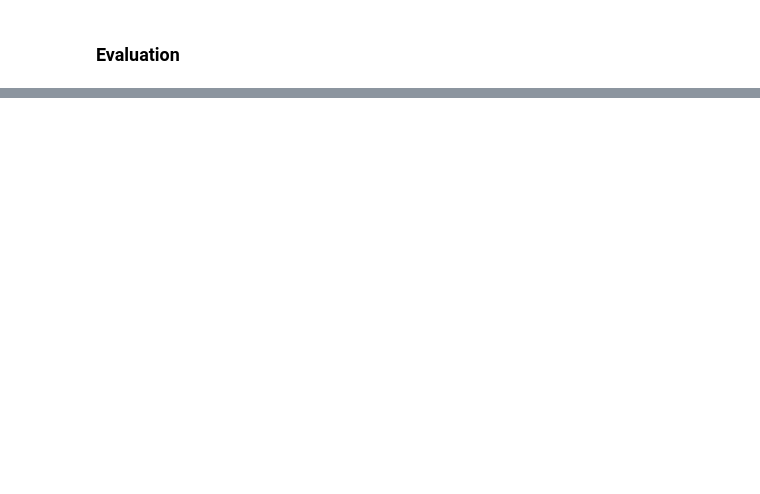
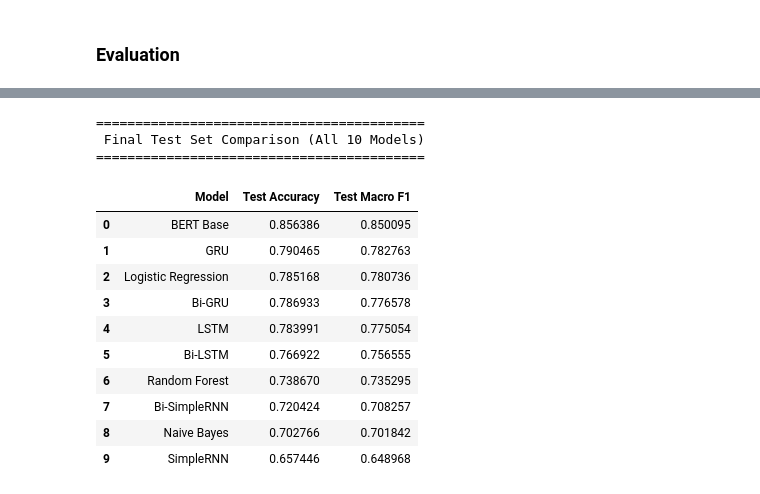
Before and after one commit to sharzilnfz/llmSafetyClassification, a Jupyter notebook: cse440_project.ipynb, the cells around one changed output, grey strips where cells are left out. Drawn from its saved outputs; the diff is of its cells as text; code cells hidden in the pictures; blank space fills up the shorter version.

```diff
--- a/cse440_project.ipynb
+++ b/cse440_project.ipynb
@@ -1532,0 +1546,42 @@ Harmful_Adversarial       0.73      0.67      0.70       341
+# %%
+traditional_models = {
+    'Naive Bayes': nb_model,
+    'Logistic Regression': lr_model,
+    'Random Forest': rf_model
+}
+
+for model_name, model in traditional_models.items():
+    preds = model.predict(X_test_tfidf)
+    acc = accuracy_score(y_test, preds)
+    macro_f1 = f1_score(y_test, preds, average='macro')
+    test_results.loc[len(test_results)] = [model_name, acc, macro_f1]
+
+try:
+    bert_preds_df = pd.read_csv('BERT Data/bert_predictions.csv')
+    bert_preds = bert_preds_df['bert_preds'].values
+
+    bert_acc = accuracy_score(y_test, bert_preds)
+    bert_macro_f1 = f1_score(y_test, bert_preds, average='macro')
+    test_results.loc[len(test_results)] = ['BERT Base', bert_acc, bert_macro_f1]
+except FileNotFoundError:
+    print("\n[Warning] 'bert_predictions.csv' not found. BERT excluded from leaderboard.")
+
+print("\n==========================================")
+print(" Final Test Set Comparison (All 10 Models) ")
+print("==========================================")
+display(test_results.sort_values(by='Test Macro F1', ascending=False).reset_index(drop=True))
+# %% [output]
+==========================================
+ Final Test Set Comparison (All 10 Models)
+==========================================
+|  | Model | Test Accuracy | Test Macro F1 |
+| 0 | BERT Base | 0.856386 | 0.850095 |
+| 1 | GRU | 0.790465 | 0.782763 |
+| 2 | Logistic Regression | 0.785168 | 0.780736 |
+| 3 | Bi-GRU | 0.786933 | 0.776578 |
+| 4 | LSTM | 0.783991 | 0.775054 |
+| 5 | Bi-LSTM | 0.766922 | 0.756555 |
+| 6 | Random Forest | 0.738670 | 0.735295 |
+| 7 | Bi-SimpleRNN | 0.720424 | 0.708257 |
+| 8 | Naive Bayes | 0.702766 | 0.701842 |
+| 9 | SimpleRNN | 0.657446 | 0.648968 |
```
Also changed, not shown: parts of 24 cells of this notebook, 3 other files.
